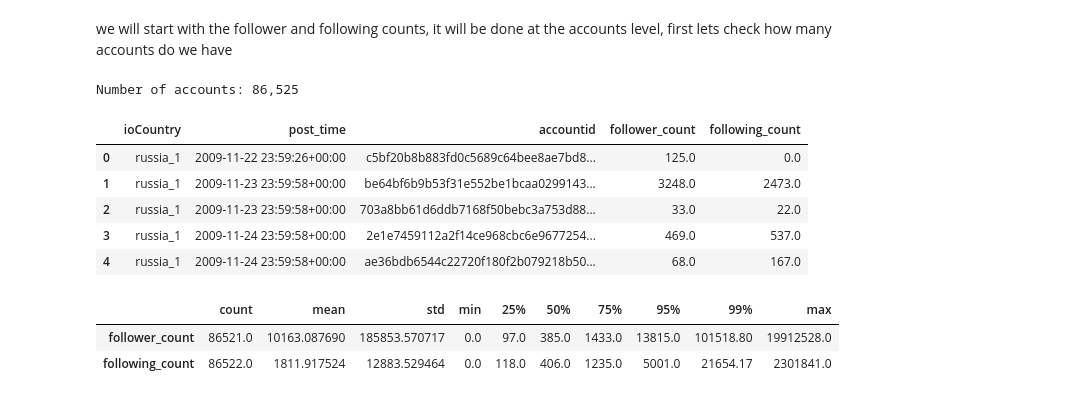
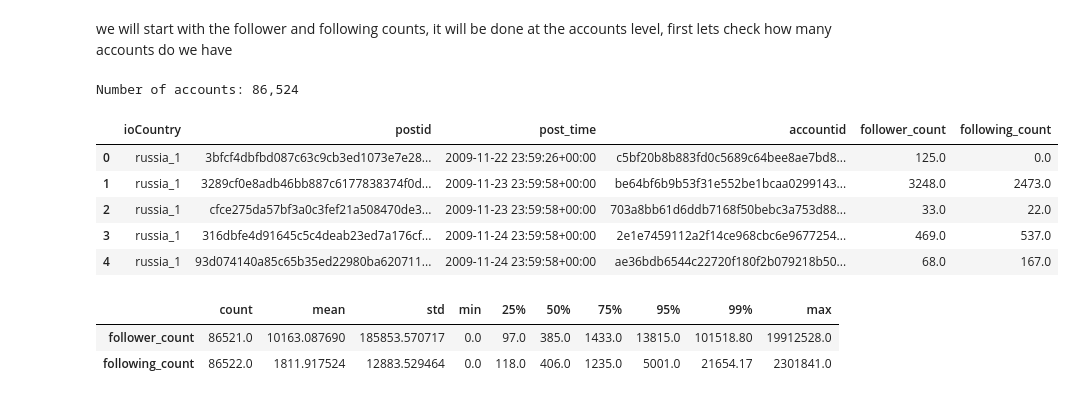
Before and after one commit to OsamaAawad/Data-Mining-Project-, a Jupyter notebook: notebooks/03_exploratoryDataAnalysis.ipynb, the cells around one changed output. Drawn from its saved outputs; the diff is of its cells as text; code cells hidden in the pictures.

Commit message:
push part 3 after updated

```diff
--- a/notebooks/03_exploratoryDataAnalysis.ipynb
+++ b/notebooks/03_exploratoryDataAnalysis.ipynb
@@ -25,5 +35,34 @@ sns.set_theme(style="whitegrid")
 # %%
-DATA_PATH = Path("data_processed/df_clean_final.csv.gz")
 
-print("Dataset exists:", DATA_PATH.exists())
+# ============================================================
+# 2. DEFINE AND VERIFY DATASET PATH
+# ============================================================
+
+# Identify project root
+PROJECT_ROOT = Path.cwd()
+
+# Support execution from notebooks/ or project root
+if PROJECT_ROOT.name == "notebooks":
+    PROJECT_ROOT = PROJECT_ROOT.parent
+
+# Path to cleaned dataset exported from Part 2
+DATA_PATH = (
+    PROJECT_ROOT
+    / "data"
+    / "data_processed"
+    / "df_clean_final.csv.gz"
+)
+
+print("=== DATASET PATH VERIFICATION ===")
+print(f"Current working directory: {Path.cwd()}")
+print(f"Project root: {PROJECT_ROOT}")
+print(f"Dataset path: {DATA_PATH}")
+print(f"Dataset exists: {DATA_PATH.is_file()}")
+
+assert DATA_PATH.is_file(), (
+    "Cleaned dataset not found. "
+    "Verify that Part 2 exported df_clean_final.csv.gz."
+)
+
+print("\nCleaned dataset located successfully.")
 # %% [output]
@@ -80,6 +342,7 @@ CHUNK_SIZE = 200_000
 columns = [
     "ioCountry",
     "accountid",
+    "postid",
     "post_time",
     "follower_count",
     "following_count"
@@ -89,52 +352,61 @@ account_keys = ["ioCountry", "accountid"]
 
 df_accounts = pd.DataFrame()
 
+
+
 for chunk in pd.read_csv(
     DATA_PATH,
     usecols=columns,
     dtype={"accountid": "string", "ioCountry": "string"},
     chunksize=CHUNK_SIZE
 ):
+    # Exclude posts with ambiguous account ownership
+    chunk, _ = split_by_ownership(chunk)
+
+    # Convert post_time to datetime
     chunk["post_time"] = pd.to_datetime(
         chunk["post_time"],
         errors="coerce",
         utc=True
     )
+
+    # Keep the rest of your existing code here
+
 
     chunk = chunk.dropna(
         subset=account_keys + ["post_time"]
     )
 
     # Keep the most recent record of each account
     chunk = (
         chunk.sort_values("post_time", kind="stable")
         .drop_duplicates(subset=account_keys, keep="last")
     )
 
     # Combine with previously processed accounts
     df_accounts = pd.concat(
         [df_accounts, chunk],
         ignore_index=True
     )
 
     df_accounts = (
         df_accounts.sort_values("post_time", kind="stable")
         .drop_duplicates(subset=account_keys, keep="last")
     )
 
 df_accounts = df_accounts.reset_index(drop=True)
 
 print(f"Number of accounts: {len(df_accounts):,}")
 
 display(df_accounts.head())
 # %% [output]
-Number of accounts: 86,525
+Number of accounts: 86,524
-|  | ioCountry | post_time | accountid | follower_count | following_count |
-| 0 | russia_1 | 2009-11-22 23:59:26+00:00 | c5bf20b8b883fd0c5689c64bee8ae7bd8... | 125.0 | 0.0 |
-| 1 | russia_1 | 2009-11-23 23:59:58+00:00 | be64bf6b9b53f31e552be1bcaa0299143... | 3248.0 | 2473.0 |
-| 2 | russia_1 | 2009-11-23 23:59:58+00:00 | 703a8bb61d6ddb7168f50bebc3a753d88... | 33.0 | 22.0 |
-| 3 | russia_1 | 2009-11-24 23:59:58+00:00 | 2e1e7459112a2f14ce968cbc6e9677254... | 469.0 | 537.0 |
-| 4 | russia_1 | 2009-11-24 23:59:58+00:00 | ae36bdb6544c22720f180f2b079218b50... | 68.0 | 167.0 |
+|  | ioCountry | postid | post_time | accountid | follower_count | following_count |
+| 0 | russia_1 | 3bfcf4dbfbd087c63c9cb3ed1073e7e28... | 2009-11-22 23:59:26+00:00 | c5bf20b8b883fd0c5689c64bee8ae7bd8... | 125.0 | 0.0 |
+| 1 | russia_1 | 3289cf0e8adb46bb887c6177838374f0d... | 2009-11-23 23:59:58+00:00 | be64bf6b9b53f31e552be1bcaa0299143... | 3248.0 | 2473.0 |
+| 2 | russia_1 | cfce275da57bf3a0c3fef21a508470de3... | 2009-11-23 23:59:58+00:00 | 703a8bb61d6ddb7168f50bebc3a753d88... | 33.0 | 22.0 |
+| 3 | russia_1 | 316dbfe4d91645c5c4deab23ed7a176cf... | 2009-11-24 23:59:58+00:00 | 2e1e7459112a2f14ce968cbc6e9677254... | 469.0 | 537.0 |
+| 4 | russia_1 | 93d074140a85c65b35ed22980ba620711... | 2009-11-24 23:59:58+00:00 | ae36bdb6544c22720f180f2b079218b50... | 68.0 | 167.0 |
 # %%
 numerical_attributes = [
     "follower_count",
```
Also changed, not shown: parts of 29 cells of this notebook.
